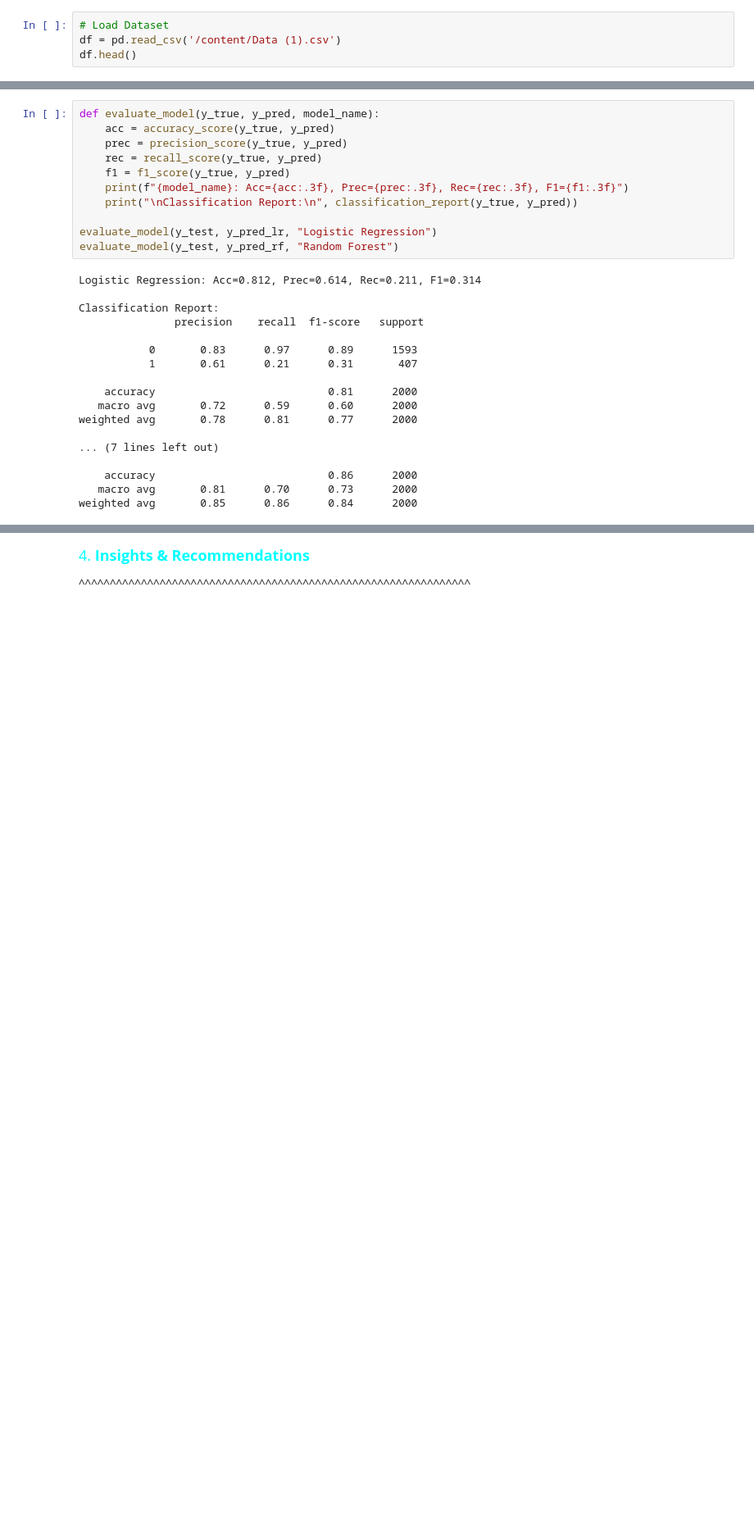
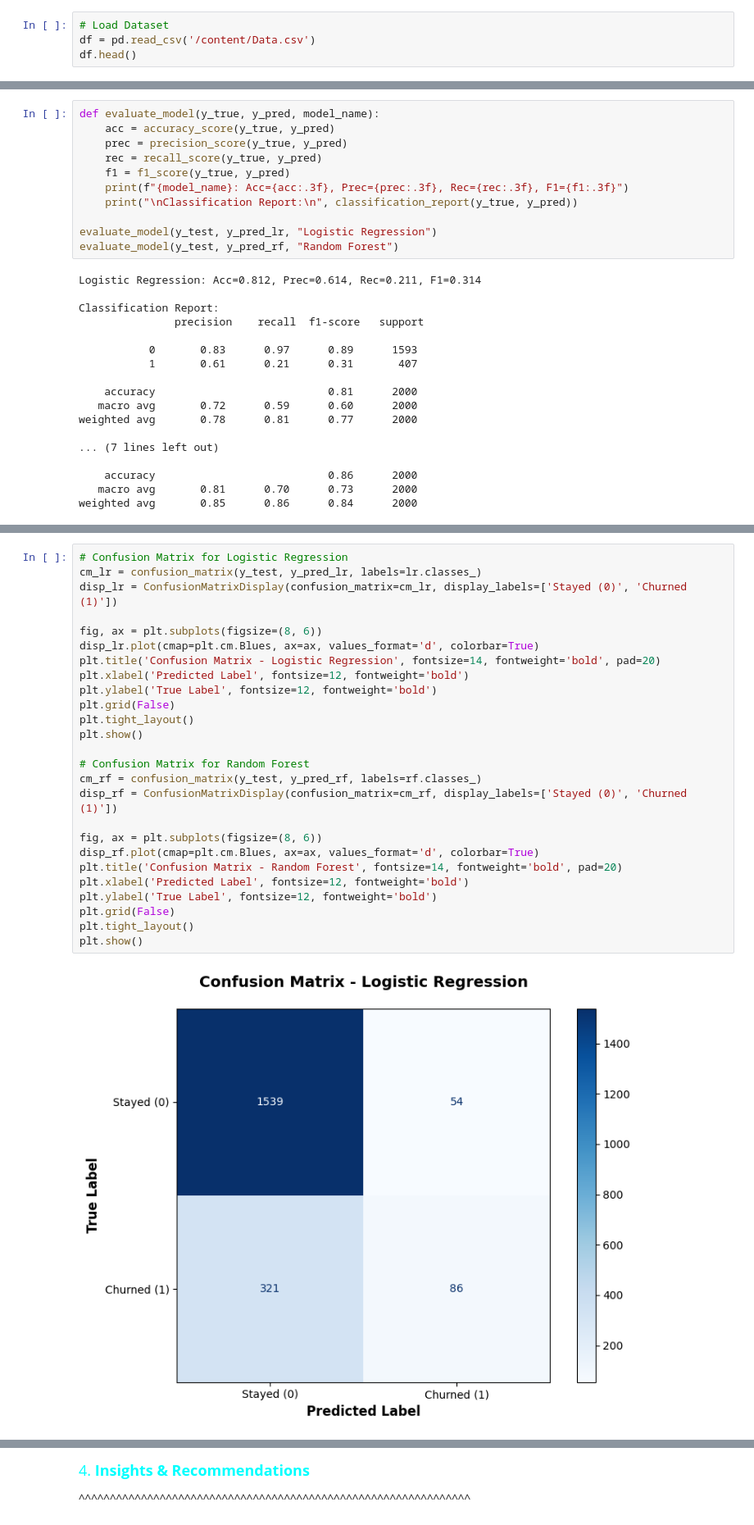
Before and after one commit to Kanakbaghel/Bank_Customer_Churn_Analysis, a Jupyter notebook: Project_Notebook.ipynb, the cells around one changed output, grey strips where cells are left out. Shown at 82% size. Drawn from its saved outputs; the diff is of its cells as text; blank space fills up the shorter version.

```diff
--- a/Project_Notebook.ipynb
+++ b/Project_Notebook.ipynb
@@ -62,7 +62,7 @@ import warnings
 warnings.filterwarnings('ignore')
 # %%
 # Load Dataset
-df = pd.read_csv('/content/Data (1).csv')
+df = pd.read_csv('/content/Data.csv')
 df.head()
 # %% [output]
 |  | CustomerId | Surname | CreditScore | Geography | Gender | Age | Tenure | Balance | NumOfProducts | ... |
@@ -750,0 +753,28 @@ weighted avg       0.85      0.86      0.84      2000
+# %%
+# Confusion Matrix for Logistic Regression
+cm_lr = confusion_matrix(y_test, y_pred_lr, labels=lr.classes_)
+disp_lr = ConfusionMatrixDisplay(confusion_matrix=cm_lr, display_labels=['Stayed (0)', 'Churned (1)'])
+
+fig, ax = plt.subplots(figsize=(8, 6))
+disp_lr.plot(cmap=plt.cm.Blues, ax=ax, values_format='d', colorbar=True)
+plt.title('Confusion Matrix - Logistic Regression', fontsize=14, fontweight='bold', pad=20)
+plt.xlabel('Predicted Label', fontsize=12, fontweight='bold')
+plt.ylabel('True Label', fontsize=12, fontweight='bold')
+plt.grid(False)
+plt.tight_layout()
+plt.show()
+
+# Confusion Matrix for Random Forest
+cm_rf = confusion_matrix(y_test, y_pred_rf, labels=rf.classes_)
+disp_rf = ConfusionMatrixDisplay(confusion_matrix=cm_rf, display_labels=['Stayed (0)', 'Churned (1)'])
+
+fig, ax = plt.subplots(figsize=(8, 6))
+disp_rf.plot(cmap=plt.cm.Blues, ax=ax, values_format='d', colorbar=True)
+plt.title('Confusion Matrix - Random Forest', fontsize=14, fontweight='bold', pad=20)
+plt.xlabel('Predicted Label', fontsize=12, fontweight='bold')
+plt.ylabel('True Label', fontsize=12, fontweight='bold')
+plt.grid(False)
+plt.tight_layout()
+plt.show()
+# %% [output]
+[figure, added]
```
Also changed, not shown: parts of 9 cells of this notebook.
